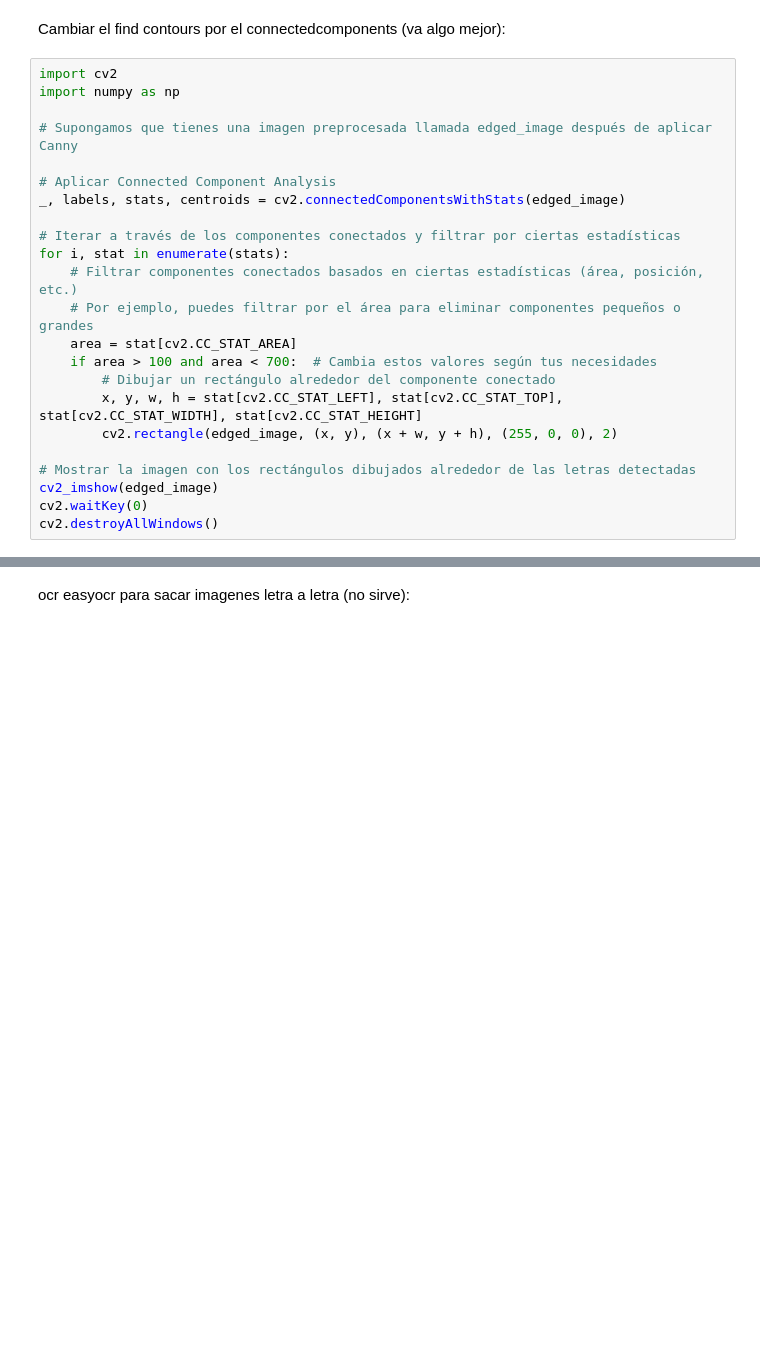
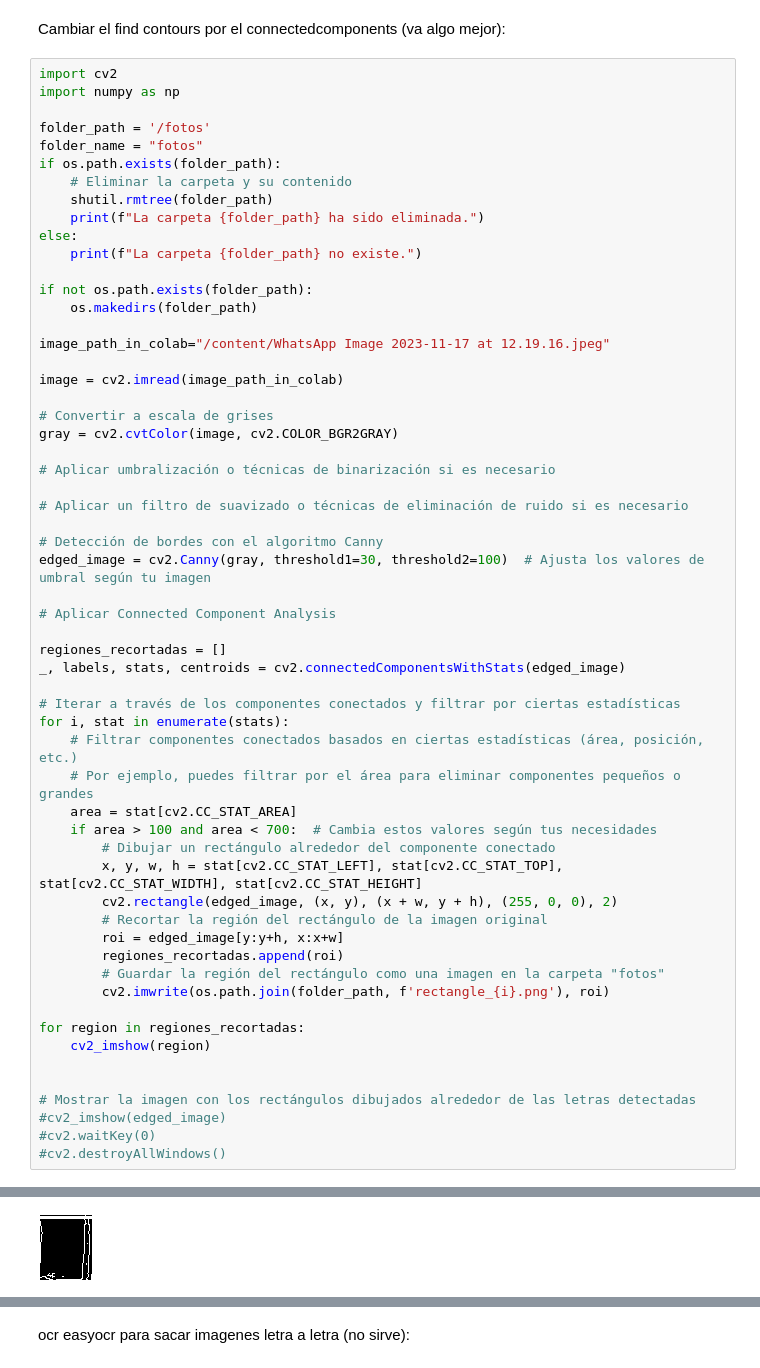
Before and after one commit to ancare2/Trabajo_ReconocimientoTexto, a Jupyter notebook: Prueba_OCRs.ipynb, the cells around one changed output, grey strips where cells are left out. Drawn from its saved outputs; the diff is of its cells as text; blank space fills up the shorter version.

```diff
--- a/Prueba_OCRs.ipynb
+++ b/Prueba_OCRs.ipynb
@@ -134,9 +134,35 @@ Cambiar el find contours por el connectedcomponents (va algo mejor):
 import cv2
 import numpy as np
 
-# Supongamos que tienes una imagen preprocesada llamada edged_image después de aplicar Canny
+folder_path = '/fotos'
+folder_name = "fotos"
+if os.path.exists(folder_path):
+    # Eliminar la carpeta y su contenido
+    shutil.rmtree(folder_path)
+    print(f"La carpeta {folder_path} ha sido eliminada.")
+else:
+    print(f"La carpeta {folder_path} no existe.")
+
+if not os.path.exists(folder_path):
+    os.makedirs(folder_path)
+
+image_path_in_colab="/content/WhatsApp Image 2023-11-17 at 12.19.16.jpeg"
+
+image = cv2.imread(image_path_in_colab)
+
+# Convertir a escala de grises
+gray = cv2.cvtColor(image, cv2.COLOR_BGR2GRAY)
+
+# Aplicar umbralización o técnicas de binarización si es necesario
+
+# Aplicar un filtro de suavizado o técnicas de eliminación de ruido si es necesario
+
+# Detección de bordes con el algoritmo Canny
+edged_image = cv2.Canny(gray, threshold1=30, threshold2=100)  # Ajusta los valores de umbral según tu imagen
 
 # Aplicar Connected Component Analysis
+
+regiones_recortadas = []
 _, labels, stats, centroids = cv2.connectedComponentsWithStats(edged_image)
 
 # Iterar a través de los componentes conectados y filtrar por ciertas estadísticas
@@ -148,8 +174,18 @@ for i, stat in enumerate(stats):
         # Dibujar un rectángulo alrededor del componente conectado
         x, y, w, h = stat[cv2.CC_STAT_LEFT], stat[cv2.CC_STAT_TOP], stat[cv2.CC_STAT_WIDTH], stat[cv2.CC_STAT_HEIGHT]
         cv2.rectangle(edged_image, (x, y), (x + w, y + h), (255, 0, 0), 2)
+        # Recortar la región del rectángulo de la imagen original
+        roi = edged_image[y:y+h, x:x+w]
+        regiones_recortadas.append(roi)
+        # Guardar la región del rectángulo como una imagen en la carpeta "fotos"
+        cv2.imwrite(os.path.join(folder_path, f'rectangle_{i}.png'), roi)
+
+for region in regiones_recortadas:
+    cv2_imshow(region)
+
 
 # Mostrar la imagen con los rectángulos dibujados alrededor de las letras detectadas
-cv2_imshow(edged_image)
-cv2.waitKey(0)
-cv2.destroyAllWindows()
+#cv2_imshow(edged_image)
+#cv2.waitKey(0)
+#cv2.destroyAllWindows()
+# %% [output]
@@ -155,0 +193 @@ cv2.destroyAllWindows()
+[figure, added]
```
Also changed, not shown: parts of 1 cell of this notebook.
